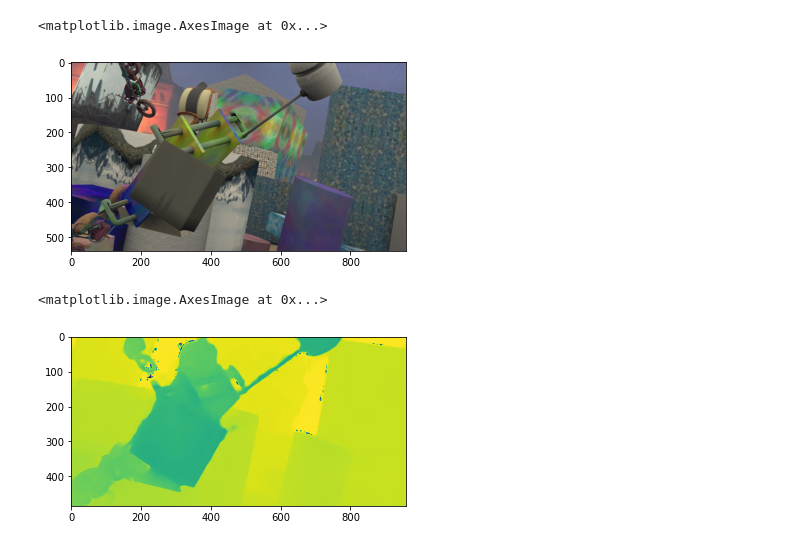
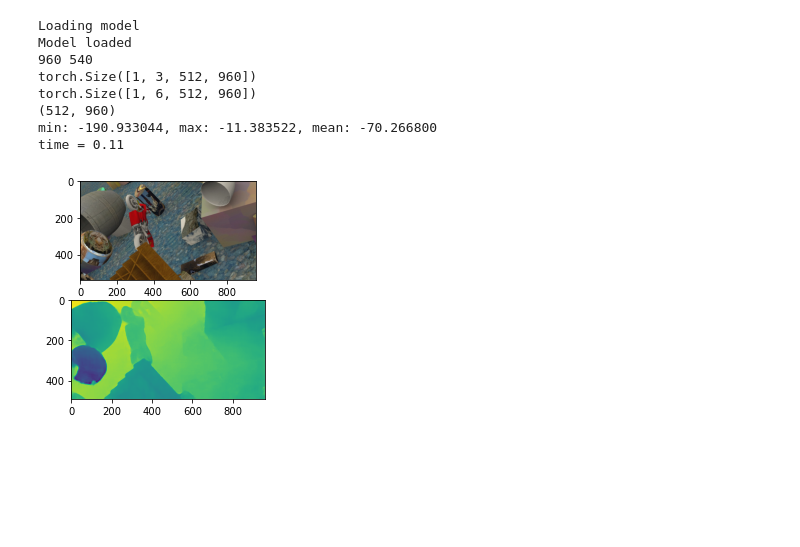
Before and after one commit to djordjebatic/depthNet, a Jupyter notebook: generate_output.ipynb, the cells around one changed output. Drawn from its saved outputs; the diff is of its cells as text; code cells hidden in the pictures; blank space fills up the shorter version.

```diff
--- a/generate_output.ipynb
+++ b/generate_output.ipynb
@@ -20,9 +21,3 @@ class WrappedModel(nn.Module):
         self.module = DispNetSimple().to(device) # that I actually define.
     def forward(self, x):
         return self.module(x)
-
-# then I load the weights I save from previous code:
-model = WrappedModel()
-state_dict = torch.load("saved_models/41_dispnet.pth")
-model.load_state_dict(state_dict)
-model.eval()
@@ -47,5 +24,5 @@ WrappedModel(
 # %%
-def test(imgL,imgR):
+def test(model, imgL, imgR):
         model.eval()
 
         imgL = torch.FloatTensor(imgL).to(device)
@@ -116,13 +98,12 @@ time = 0.20
-# %%
-from matplotlib.pyplot import imshow
-pil_im = Image.open('FlyingThings3D_subset/val/image_clean/left/0000000.png', 'r')
-imshow(np.asarray(pil_im))
-# %% [output]
-<matplotlib.image.AxesImage at 0x...>
-[figure, removed]
-# %%
-pil_im = Image.open('Test_disparity.png', 'r')
-imshow(np.asarray(pil_im))
-# %% [output]
-<matplotlib.image.AxesImage at 0x...>
-[figure, removed]
+# %%
+generate_output("43", "0001320")
+# %% [output]
+Loading model
+Model loaded
+960 540
+torch.Size([1, 3, 512, 960])
+torch.Size([1, 6, 512, 960])
+(512, 960)
+min: -190.933044, max: -11.383522, mean: -70.266800
+time = 0.11
+[figure, added]
```
Also changed, not shown: parts of 3 cells of this notebook, 1 other file.
